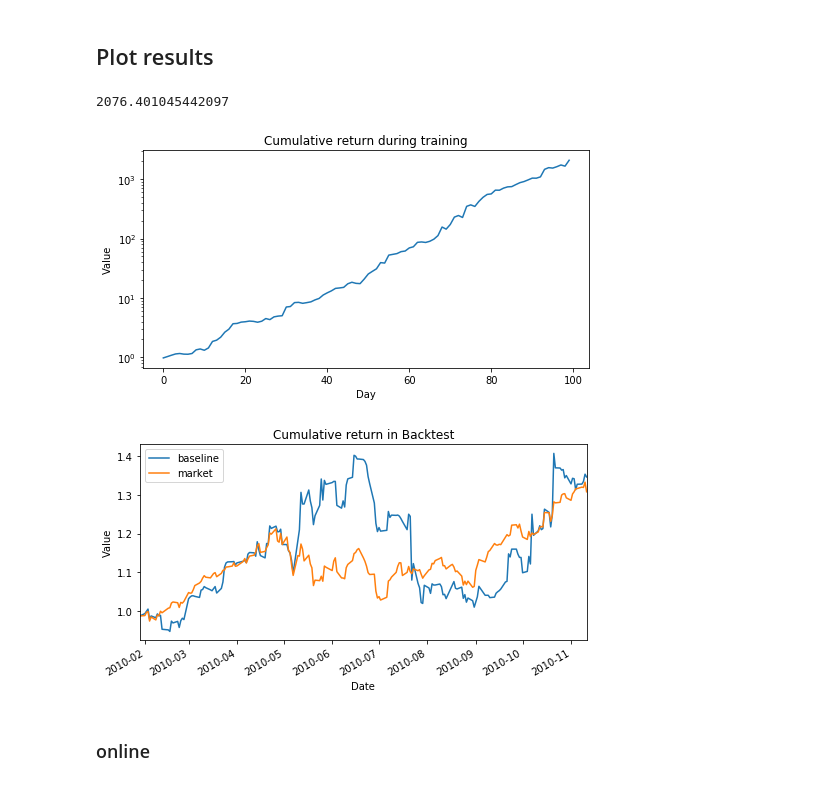
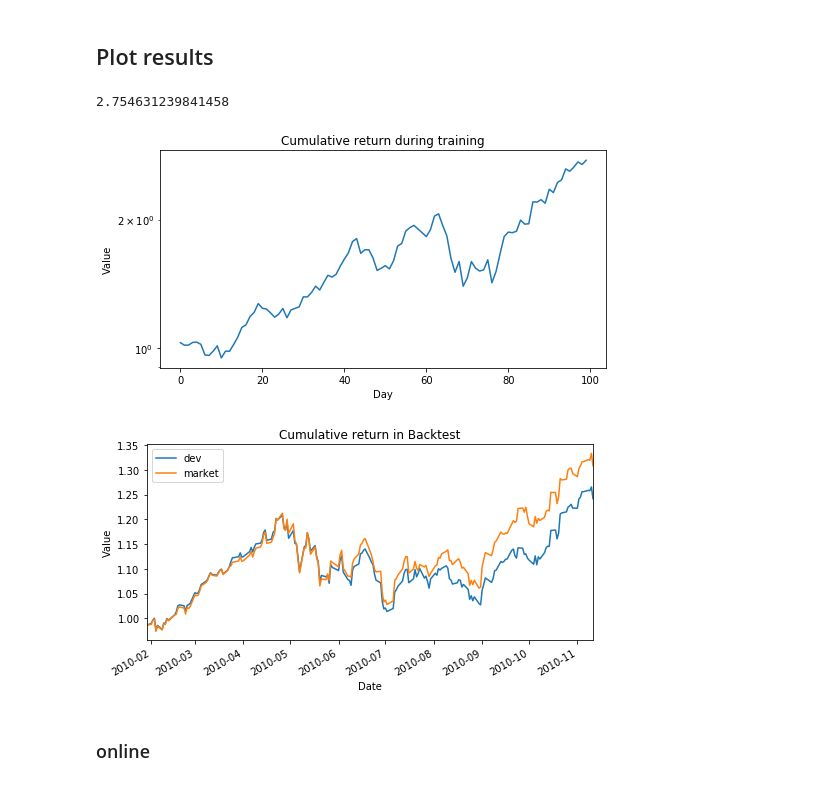
Before and after one commit to yanxurui/portfolio, a Jupyter notebook: analysis.ipynb, the cells around one changed output. Cells and saved outputs as stored; diff of their text form; code cells hidden in the pictures.

```diff
--- a/analysis.ipynb
+++ b/analysis.ipynb
@@ -23,37 +23,37 @@ def train_plot(save_dir):
     ax1.set_title('Cumulative return during training')
     # cumulative return of the last epoch over the whole training period
     # ax1.plot(np.arange(0, len(last_epoch) * train_batch_size, train_batch_size), last_epoch['ret'].cumprod())
     ax1.plot(last_epoch['ret'].cumprod())
     return fig1
 
 def backtest_plot(save_dirs):
     fig2, ax2 = plt.subplots(figsize=(8, 4))
     ax2.set_xlabel('Day')
     ax2.set_ylabel('Value')
     ax2.set_title('Cumulative return in Backtest')
     tmp_dict = {}
     for save_dir in map(Path, save_dirs):
         name = os.path.basename(save_dir)
         test_summary = pd.read_csv(save_dir.joinpath('test_summary.csv'), index_col='index')
         tmp_dict[name] = test_summary['ret'].cumprod().values # Series -> np array, ignore index
     start = test_summary.index[0]
     end = test_summary.index[-1] + 1
     market = data.market(start, end)
     tmp_dict['market'] = market
     df = pd.DataFrame(tmp_dict)
     df.plot(ax=ax2)
     return fig2
 
 def expand_dir(save_dir):
     return [os.path.join(save_dir, sub) for sub in next(os.walk(save_dir))[1]]
 
-save_dir = Path('exp/baseline')
+save_dir = Path('exp/dev')
 fig1 = train_plot(save_dir)
 fig2 = backtest_plot([save_dir])
 # %% [output]
-2076.401045442097
+2.754631239841458
-[figure, old version]
+[figure, new version]
-[figure, old version]
+[figure, new version]
 # %% [markdown]
 ### online
 # %%
```
Also changed, not shown: parts of 2 cells of this notebook, 4 other files.
